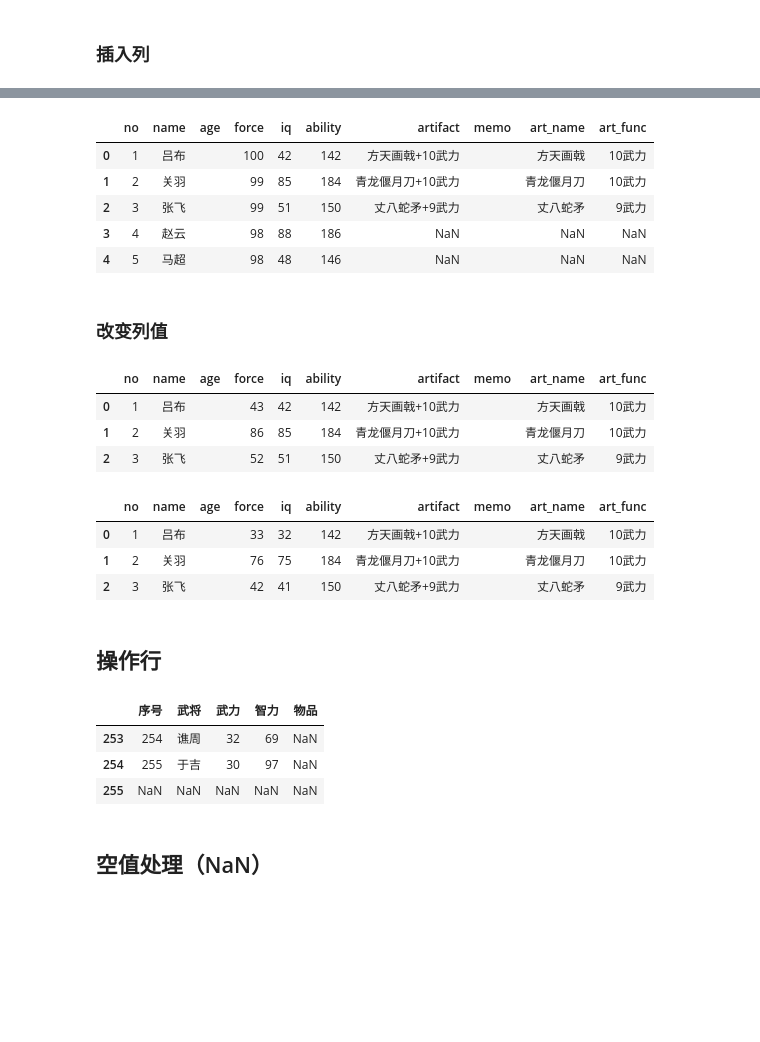
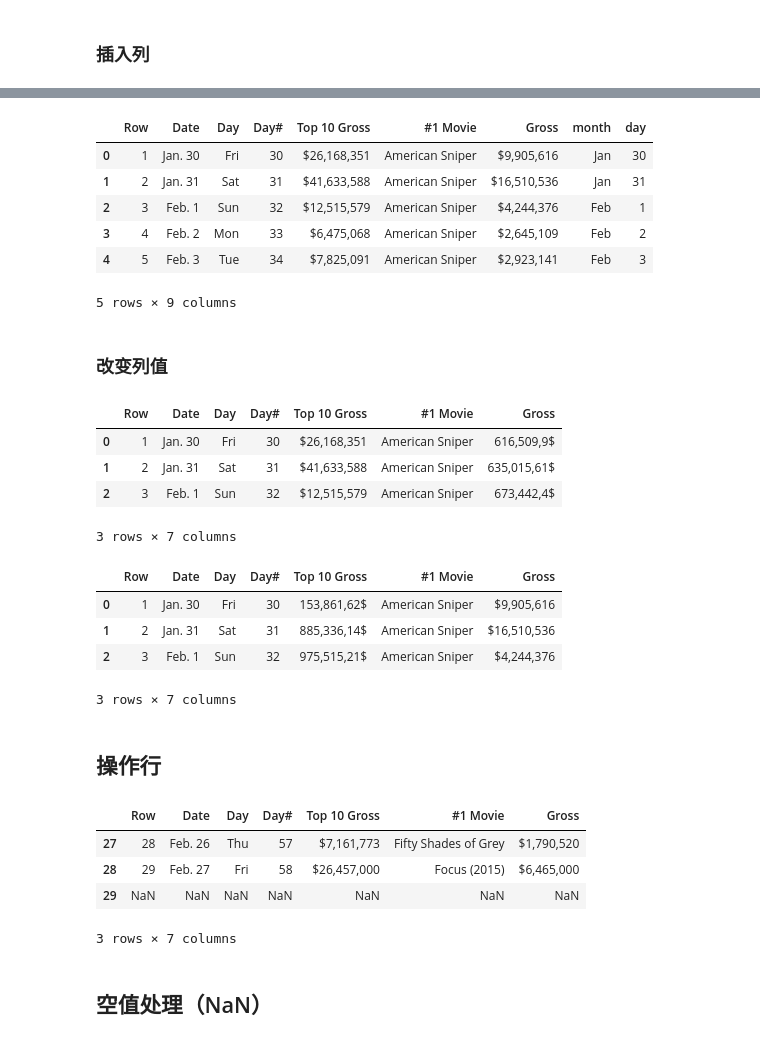
Before and after one commit to dormouse/blog, a Jupyter notebook: pandas/pandas_test.ipynb, the cells around one changed output, grey strips where cells are left out. Saved outputs shown, nothing was run; the diff lists cells and outputs as text; code cells hidden in the pictures; blank space fills up the shorter version.

```diff
--- a/pandas/pandas_test.ipynb
+++ b/pandas/pandas_test.ipynb
@@ -32,4 +32,6 @@ import numpy as np
 ## 读入数据
 # %%
 # 读入 CSV 格式数据
-df_sango = pd.read_csv('test.csv',encoding='utf-8')
+# 数据来源：http://boxofficemojo.com/daily/
+df_movies = pd.read_csv('movies.csv', sep='\t', encoding='utf-8')
+df_movies.head()
@@ -218,14 +259,15 @@ df.head(3)
 # %%
 # 根据现有值生成多个新的列
 # 方法一
-def process_artifact_col(text):
-    #根据物品生成物品名称和物品功能两个新的列
+df = df_movies.copy()
+def process_date_col(text):
+    #根据日期生成月份和日两个新的列
     if pd.isnull(text):
-        art_name = art_func = np.nan
+        month = day = np.nan
     else:
-        art_name, art_func = text.split('+')
-    return pd.Series([art_name, art_func])
+        month, day = text.split('.')
+    return pd.Series([month, day])
 
-df[[u'art_name', u'art_func']] = df.artifact.apply(process_artifact_col)
+df[[u'month', u'day']] = df.Date.apply(process_date_col)
 df.head()
 # %% [output]
@@ -238,41 +281,45 @@ df.head()
 # %%
 # 方法二(结果同上，但是没有方法一好)
+df = df_movies.copy()
 for idx, row in df.iterrows():
-    art_name, art_func = process_artifact_col(row['artifact'])
-    df.ix[idx, 'art_name'], df.ix[idx, 'art_func'] = art_name, art_func
+    df.ix[idx, u'month'], df.ix[idx, 'day'] = process_date_col(row[u'Date'])
 df.head()
 # %% [output]
-|  | no | name | age | force | iq | ability | artifact | memo | art_name | art_func |
-| 0 | 1 | 吕布 |  | 100 | 42 | 142 | 方天画戟+10武力 |  | 方天画戟 | 10武力 |
-| 1 | 2 | 关羽 |  | 99 | 85 | 184 | 青龙偃月刀+10武力 |  | 青龙偃月刀 | 10武力 |
-| 2 | 3 | 张飞 |  | 99 | 51 | 150 | 丈八蛇矛+9武力 |  | 丈八蛇矛 | 9武力 |
-| 3 | 4 | 赵云 |  | 98 | 88 | 186 | NaN |  | NaN | NaN |
-| 4 | 5 | 马超 |  | 98 | 48 | 146 | NaN |  | NaN | NaN |
+|  | Row | Date | Day | Day# | Top 10 Gross | #1 Movie | Gross | month | day |
+| 0 | 1 | Jan. 30 | Fri | 30 | $26,168,351 | American Sniper | $9,905,616 | Jan | 30 |
+| 1 | 2 | Jan. 31 | Sat | 31 | $41,633,588 | American Sniper | $16,510,536 | Jan | 31 |
+| 2 | 3 | Feb. 1 | Sun | 32 | $12,515,579 | American Sniper | $4,244,376 | Feb | 1 |
+| 3 | 4 | Feb. 2 | Mon | 33 | $6,475,068 | American Sniper | $2,645,109 | Feb | 2 |
+| 4 | 5 | Feb. 3 | Tue | 34 | $7,825,091 | American Sniper | $2,923,141 | Feb | 3 |
+5 rows × 9 columns
 # %% [markdown]
 ### 改变列值
 # %%
+df = df_movies.copy()
 #根据一列的值改变另一列
-df['force'] = df['iq'].apply(lambda x: x + 1)
+df[u'Gross'] = df[u'Gross'].apply(lambda x: x[::-1])
 df.head(3)
 # %% [output]
-|  | no | name | age | force | iq | ability | artifact | memo | art_name | art_func |
-| 0 | 1 | 吕布 |  | 43 | 42 | 142 | 方天画戟+10武力 |  | 方天画戟 | 10武力 |
-| 1 | 2 | 关羽 |  | 86 | 85 | 184 | 青龙偃月刀+10武力 |  | 青龙偃月刀 | 10武力 |
-| 2 | 3 | 张飞 |  | 52 | 51 | 150 | 丈八蛇矛+9武力 |  | 丈八蛇矛 | 9武力 |
+|  | Row | Date | Day | Day# | Top 10 Gross | #1 Movie | Gross |
+| 0 | 1 | Jan. 30 | Fri | 30 | $26,168,351 | American Sniper | 616,509,9$ |
+| 1 | 2 | Jan. 31 | Sat | 31 | $41,633,588 | American Sniper | 635,015,61$ |
+| 2 | 3 | Feb. 1 | Sun | 32 | $12,515,579 | American Sniper | 673,442,4$ |
+3 rows × 7 columns
 # %%
 # 同时改变多个列的值
-cols = ['force', 'iq']
-df[cols] = df[cols].applymap(lambda x: x-10)
+cols = [u'Gross', u'Top 10 Gross']
+df[cols] = df[cols].applymap(lambda x: x[::-1])
 df.head(3)
 # %% [output]
-|  | no | name | age | force | iq | ability | artifact | memo | art_name | art_func |
-| 0 | 1 | 吕布 |  | 33 | 32 | 142 | 方天画戟+10武力 |  | 方天画戟 | 10武力 |
-| 1 | 2 | 关羽 |  | 76 | 75 | 184 | 青龙偃月刀+10武力 |  | 青龙偃月刀 | 10武力 |
-| 2 | 3 | 张飞 |  | 42 | 41 | 150 | 丈八蛇矛+9武力 |  | 丈八蛇矛 | 9武力 |
+|  | Row | Date | Day | Day# | Top 10 Gross | #1 Movie | Gross |
+| 0 | 1 | Jan. 30 | Fri | 30 | 153,861,62$ | American Sniper | $9,905,616 |
+| 1 | 2 | Jan. 31 | Sat | 31 | 885,336,14$ | American Sniper | $16,510,536 |
+| 2 | 3 | Feb. 1 | Sun | 32 | 975,515,21$ | American Sniper | $4,244,376 |
+3 rows × 7 columns
 # %% [markdown]
 ## 操作行
 # %%
-df = df_sango.copy()
+df = df_movies.copy()
 # 添加一个空行
 df = df.append(pd.Series(
                 [np.nan]*len(df.columns), # Fill cells with NaNs
@@ -280,10 +327,11 @@ df = df.append(pd.Series(
                 ignore_index=True)
 df.tail(3)
 # %% [output]
-|  | 序号 | 武将 | 武力 | 智力 | 物品 |
-| 253 | 254 | 谯周 | 32 | 69 | NaN |
-| 254 | 255 | 于吉 | 30 | 97 | NaN |
-| 255 | NaN | NaN | NaN | NaN | NaN |
+|  | Row | Date | Day | Day# | Top 10 Gross | #1 Movie | Gross |
+| 27 | 28 | Feb. 26 | Thu | 57 | $7,161,773 | Fifty Shades of Grey | $1,790,520 |
+| 28 | 29 | Feb. 27 | Fri | 58 | $26,457,000 | Focus (2015) | $6,465,000 |
+| 29 | NaN | NaN | NaN | NaN | NaN | NaN | NaN |
+3 rows × 7 columns
 # %% [markdown]
 ## 空值处理（NaN）
 # %%
```
Also changed, not shown: parts of 39 cells of this notebook, 8 other files.
